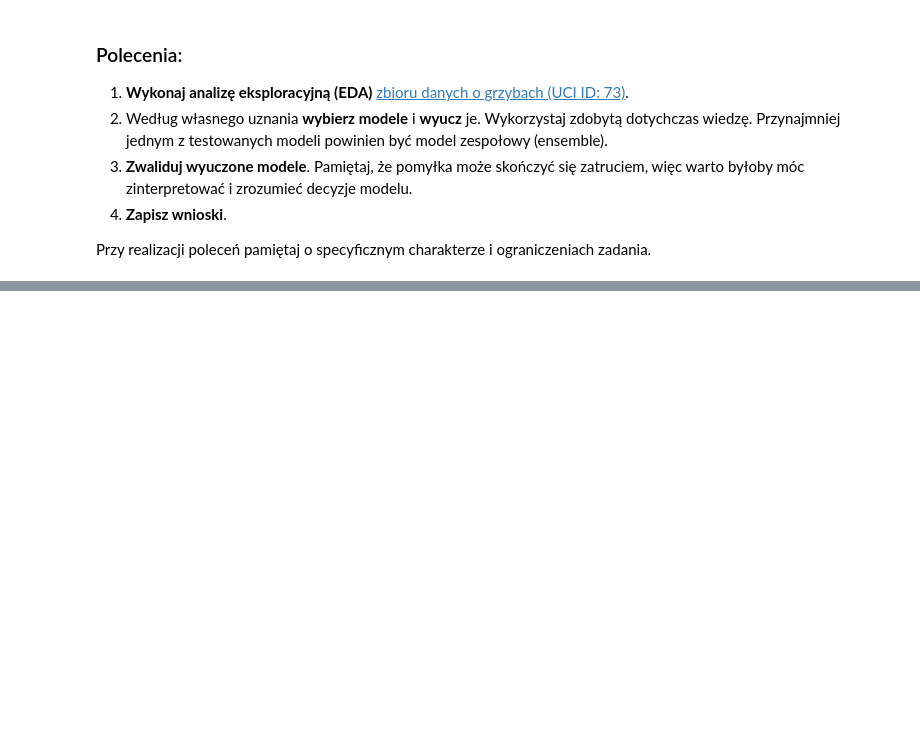
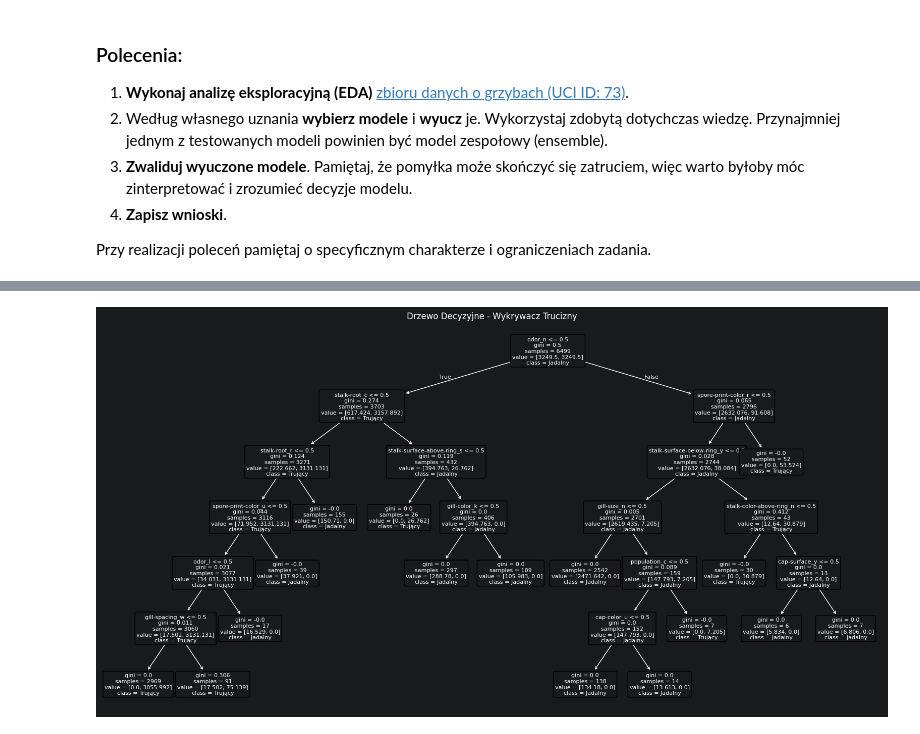
Before and after one commit to Zajecia-na-PWr-LR/lista-5-ignatonator, a Jupyter notebook: Lab_05.ipynb, the cells around one changed output, grey strips where cells are left out. Cells and saved outputs as stored; diff of their text form; code cells hidden in the pictures; blank space fills up the shorter version.

```diff
--- a/Lab_05.ipynb
+++ b/Lab_05.ipynb
@@ -763,0 +849,28 @@ memory usage: 1.4 MB
+# %%
+# podział danych na train/test
+X_train, X_test, y_train, y_test = train_test_split(X, y, test_size=0.2, random_state=67)
+# %%
+#proste drzewo decyzyjne
+tree_model = DecisionTreeClassifier(random_state=67)
+tree_params = {
+    'max_depth': [3, 4, 5, 6, None],
+    'min_samples_split': randint(2, 11),
+    'min_samples_leaf': randint(1, 6),
+    'class_weight': ['balanced', None]
+}
+tree_rs = RandomizedSearchCV(
+    estimator=tree_model,
+    param_distributions=tree_params,
+    n_iter=100,
+    scoring='recall',
+    cv = 5,
+    n_jobs=-1,
+    random_state=67,
+)
+tree_rs.fit(X_train, y_train)
+best_tree = tree_rs.best_estimator_
+print(f"Najlepsze wylosowane parametry: {tree_rs.best_params_}")
+print("\n--- Wyniki zoptymalizowanego Drzewa Decyzyjnego ---")
+y_pred_best_tree = best_tree.predict(X_test)
+print(confusion_matrix(y_test, y_pred_best_tree))
+print(classification_report(y_test, y_pred_best_tree))
@@ -763,0 +937,17 @@ memory usage: 1.4 MB
+# %%
+from sklearn.tree import plot_tree
+
+
+plt.figure(figsize=(20, 10))
+pl = plot_tree(
+    best_tree,
+    feature_names=X.columns,
+    class_names=['Jadalny', 'Trujący'],
+    rounded=True,
+    fontsize=8
+)
+
+plt.title("Drzewo Decyzyjne - Wykrywacz Trucizny")
+plt.show()
+# %% [output]
+[figure, added]
```
Also changed, not shown: parts of 18 cells of this notebook.
